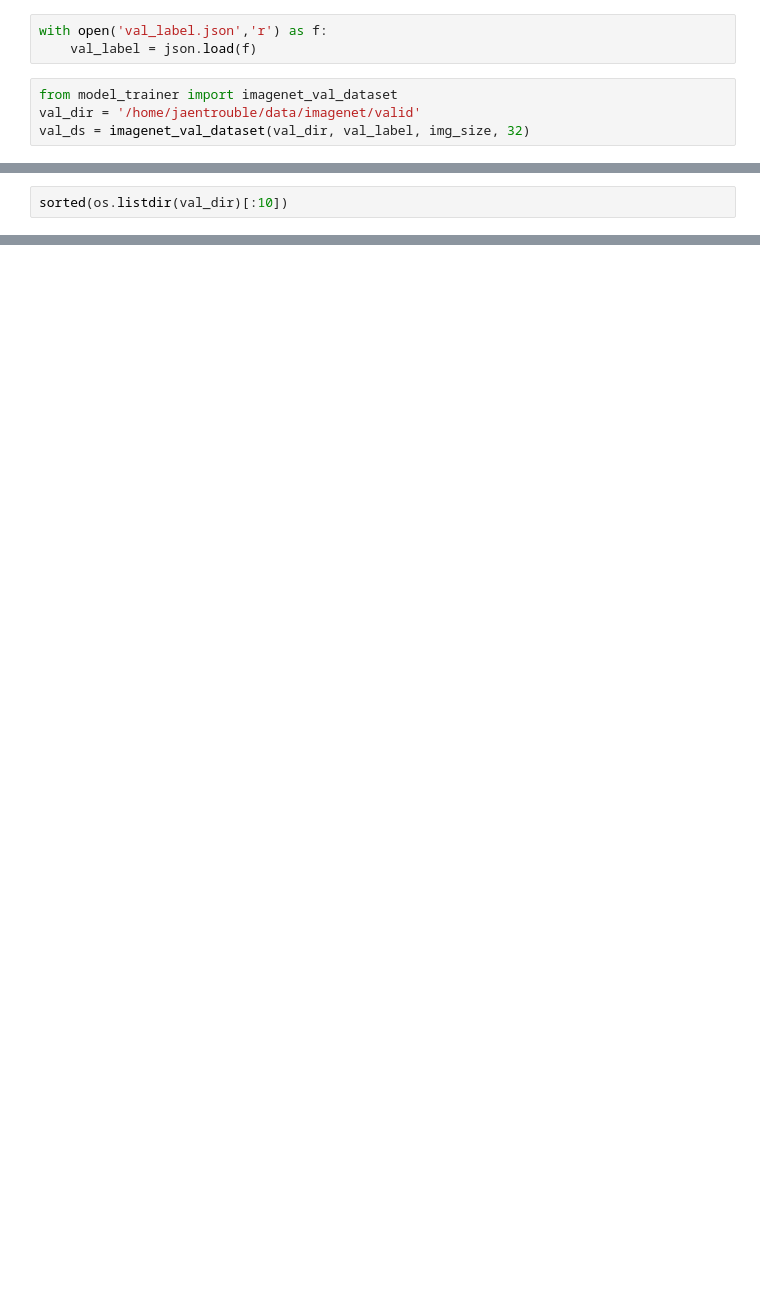
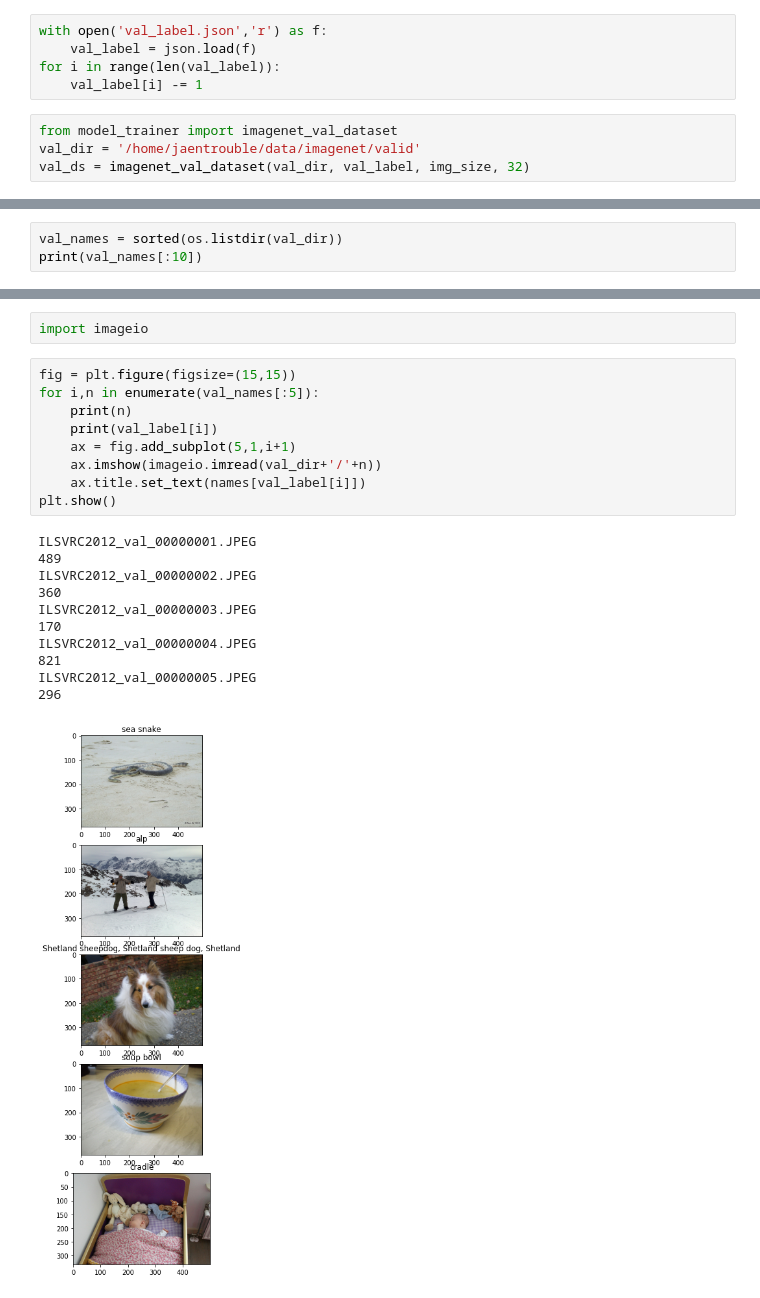
Before and after one commit to jaentrouble/hrnet_pretrain, a Jupyter notebook: check_dataset.ipynb, the cells around one changed output, grey strips where cells are left out. Cells and saved outputs as stored; diff of their text form; blank space fills up the shorter version.

Commit message:
changed val_label

```diff
--- a/check_dataset.ipynb
+++ b/check_dataset.ipynb
@@ -61,6 +61,8 @@ plt.show()
 # %%
 with open('val_label.json','r') as f:
     val_label = json.load(f)
+for i in range(len(val_label)):
+    val_label[i] -= 1
 # %%
 from model_trainer import imagenet_val_dataset
 val_dir = '/home/jaentrouble/data/imagenet/valid'
@@ -79,3 +81,4 @@ plt.show()
 # %%
-sorted(os.listdir(val_dir)[:10])
+val_names = sorted(os.listdir(val_dir))
+print(val_names[:10])
 # %% [output]
@@ -91,0 +86,23 @@ sorted(os.listdir(val_dir)[:10])
+# %%
+import imageio
+# %%
+fig = plt.figure(figsize=(15,15))
+for i,n in enumerate(val_names[:5]):
+    print(n)
+    print(val_label[i])
+    ax = fig.add_subplot(5,1,i+1)
+    ax.imshow(imageio.imread(val_dir+'/'+n))
+    ax.title.set_text(names[val_label[i]])
+plt.show()
+# %% [output]
+ILSVRC2012_val_00000001.JPEG
+489
+ILSVRC2012_val_00000002.JPEG
+360
+ILSVRC2012_val_00000003.JPEG
+170
+ILSVRC2012_val_00000004.JPEG
+821
+ILSVRC2012_val_00000005.JPEG
+296
+[figure, added]
```
Also changed, not shown: parts of 4 cells of this notebook, 3 other files.
